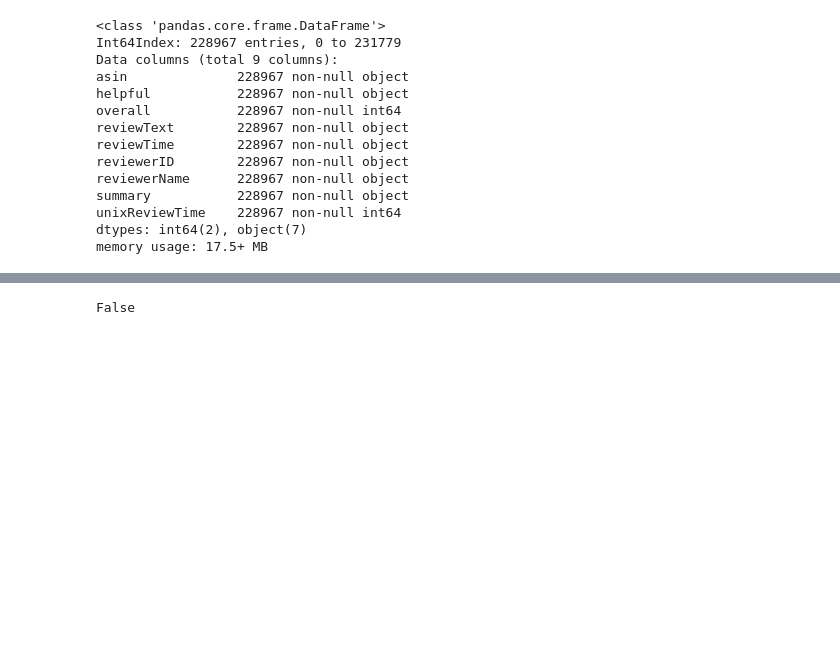
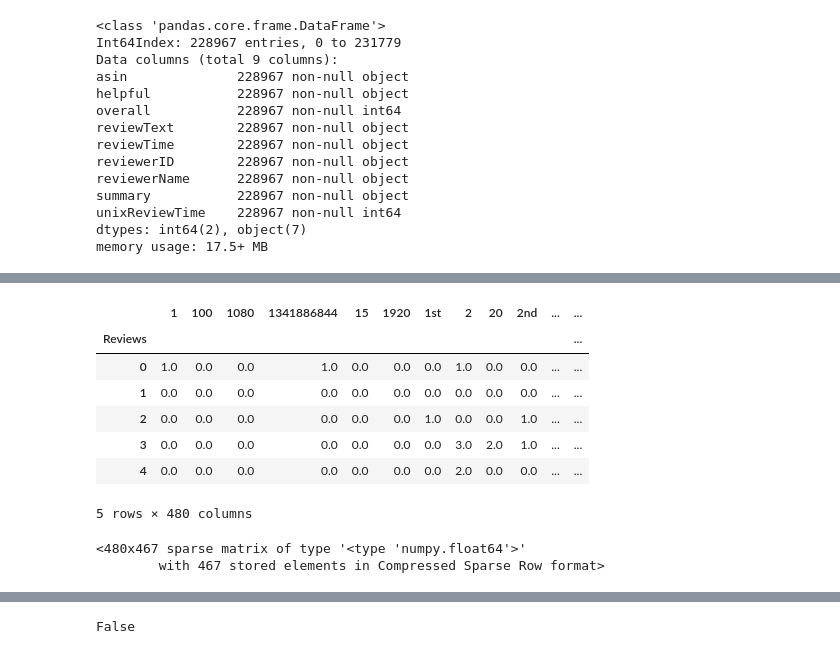
Before and after one commit to SportsReiter12/Data-Science, a Jupyter notebook: Video Game Capstone Project/Data Wrangling/Video Game Capstone Project Data Wrangling.ipynb, the cells around one changed output, grey strips where cells are left out. Cells and saved outputs as stored; diff of their text form; code cells hidden in the pictures; blank space fills up the shorter version.

Commit message:
Video Game Capstone Data Wrangling 12/11/2018
Fixed up tokenizer function and DataFrame.

```diff
--- a/Video Game Capstone Project/Data Wrangling/Video Game Capstone Project Data Wrangling.ipynb
+++ b/Video Game Capstone Project/Data Wrangling/Video Game Capstone Project Data Wrangling.ipynb
@@ -197,26 +199,21 @@ dtypes: int64(2), object(7)
 memory usage: 17.5+ MB
 # %%
 # Function to tokenize words from Amazon Reviews
-def tokenizer(x):
-    """Tokenizes words, removes stops words and counts the tokens"""
-    x = x.str.lower()
-    w_tokens = x.apply(word_tokenize)
+def sent_tokenizer(x):
+    """Tokenizes words, removes stops words, breaks down the stems and counts the tokens"""
+    x = x.lower()
+    tokenizer = RegexpTokenizer(r'\w+')
+    w_tokens = tokenizer.tokenize(x)
     sr = stopwords.words('english')
     for token in w_tokens:
-        for string in token:
-            if string in sr:
-                token.remove(string)
-    w_count = Counter(x for xs in w_tokens for x in set(xs))
-    vectorizer = TfidfVectorizer()
-    matrix = vectorizer.fit_transform(w_count)
-    # for i, feature in enumerate(vectorizer.get_feature_names()):
-        # print(i, feature)
-    matrix = matrix.todense()
-    df_w = pd.DataFrame(matrix)
-    return df_w
+        if token in sr:
+            w_tokens.remove(token)
+    ps = PorterStemmer()
+    w_tokens2 = [ps.stem(w) for w in w_tokens]
+    w_count = Counter(w_tokens2)
+    return w_count, w_tokens2
 
-# Running Function on Review Text from DataFrame
-tokens = tokenizer(df_2['reviewText'][:5])
-print(tokens.head())
-print(tokens.max())
+# Creating a dictionary of dictionaries with words and their counts
+tokens = df_2['reviewText'][:10].apply(lambda x: sent_tokenizer(x)[0])
+tokens
 # %% [output]
@@ -259,3 +231,29 @@ df_2.head()
+# %%
+# Making a list of the dictionary
+tokens = list(tokens)
+
+# Creating a DataFrame of the lists, change missing values to 0
+df_w = pd.DataFrame(tokens)
+df_w.index.name = 'Reviews'
+df_w = df_w.replace(pd.np.nan, 0)
+df_w.head()
+# %% [output]
+|  | 1 | 100 | 1080 | 1341886844 | 15 | 1920 | 1st | 2 | 20 | 2nd | ... | ... |
+| Reviews |  |  |  |  |  |  |  |  |  |  |  | ... |
+| 0 | 1.0 | 0.0 | 0.0 | 1.0 | 0.0 | 0.0 | 0.0 | 1.0 | 0.0 | 0.0 | ... | ... |
+| 1 | 0.0 | 0.0 | 0.0 | 0.0 | 0.0 | 0.0 | 0.0 | 0.0 | 0.0 | 0.0 | ... | ... |
+| 2 | 0.0 | 0.0 | 0.0 | 0.0 | 0.0 | 0.0 | 1.0 | 0.0 | 0.0 | 1.0 | ... | ... |
+| 3 | 0.0 | 0.0 | 0.0 | 0.0 | 0.0 | 0.0 | 0.0 | 3.0 | 2.0 | 1.0 | ... | ... |
+| 4 | 0.0 | 0.0 | 0.0 | 0.0 | 0.0 | 0.0 | 0.0 | 2.0 | 0.0 | 0.0 | ... | ... |
+5 rows × 480 columns
+# %%
+vectorizer = TfidfVectorizer()
+matrix = vectorizer.fit_transform(df_w)
+#matrix = matrix.todense()
+#df_w = pd.DataFrame(matrix)
+# %% [output]
+<480x467 sparse matrix of type '<type 'numpy.float64'>'
+        with 467 stored elements in Compressed Sparse Row format>
 # %%
 # Uploading third Dataset and inspecting its contents
 df_3 = pd.DataFrame()
```
Also changed, not shown: parts of 5 cells of this notebook.
